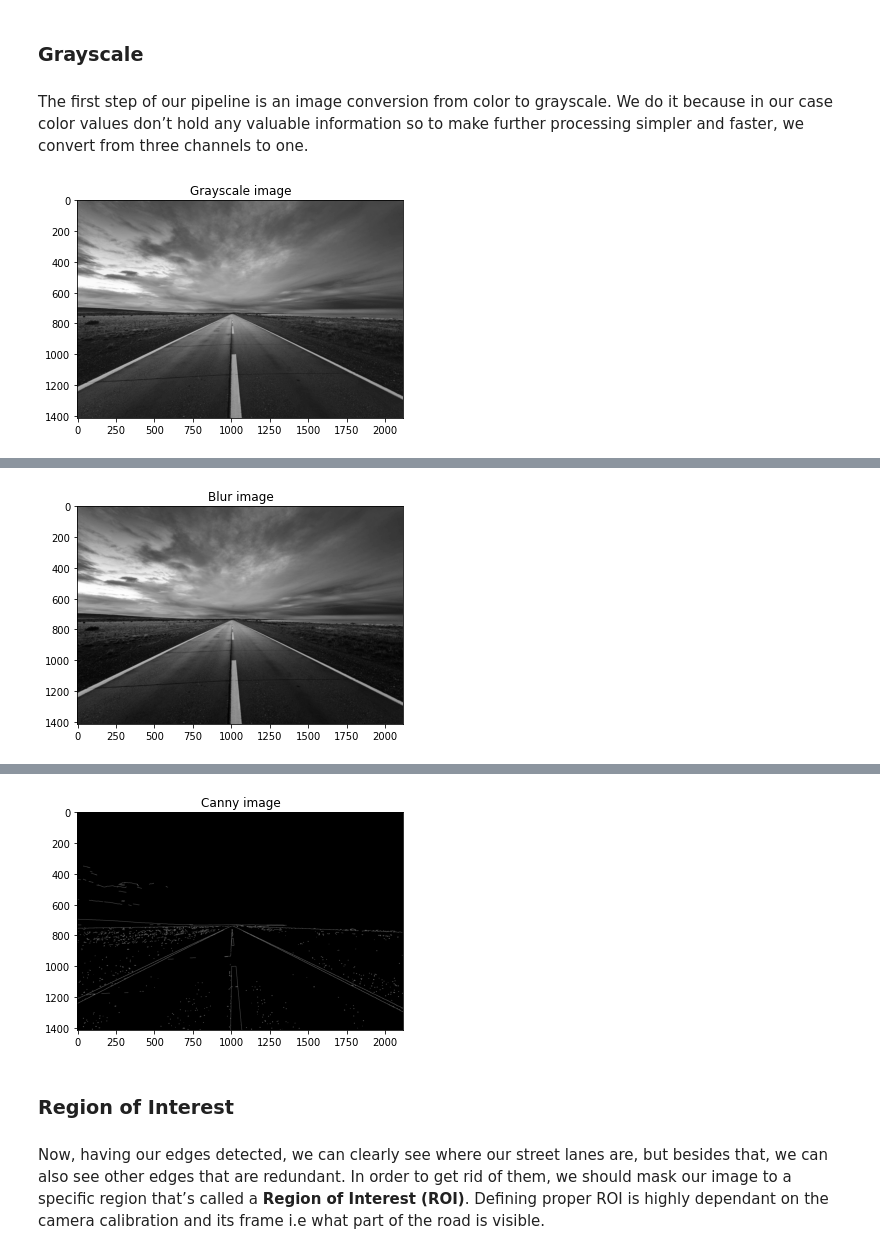
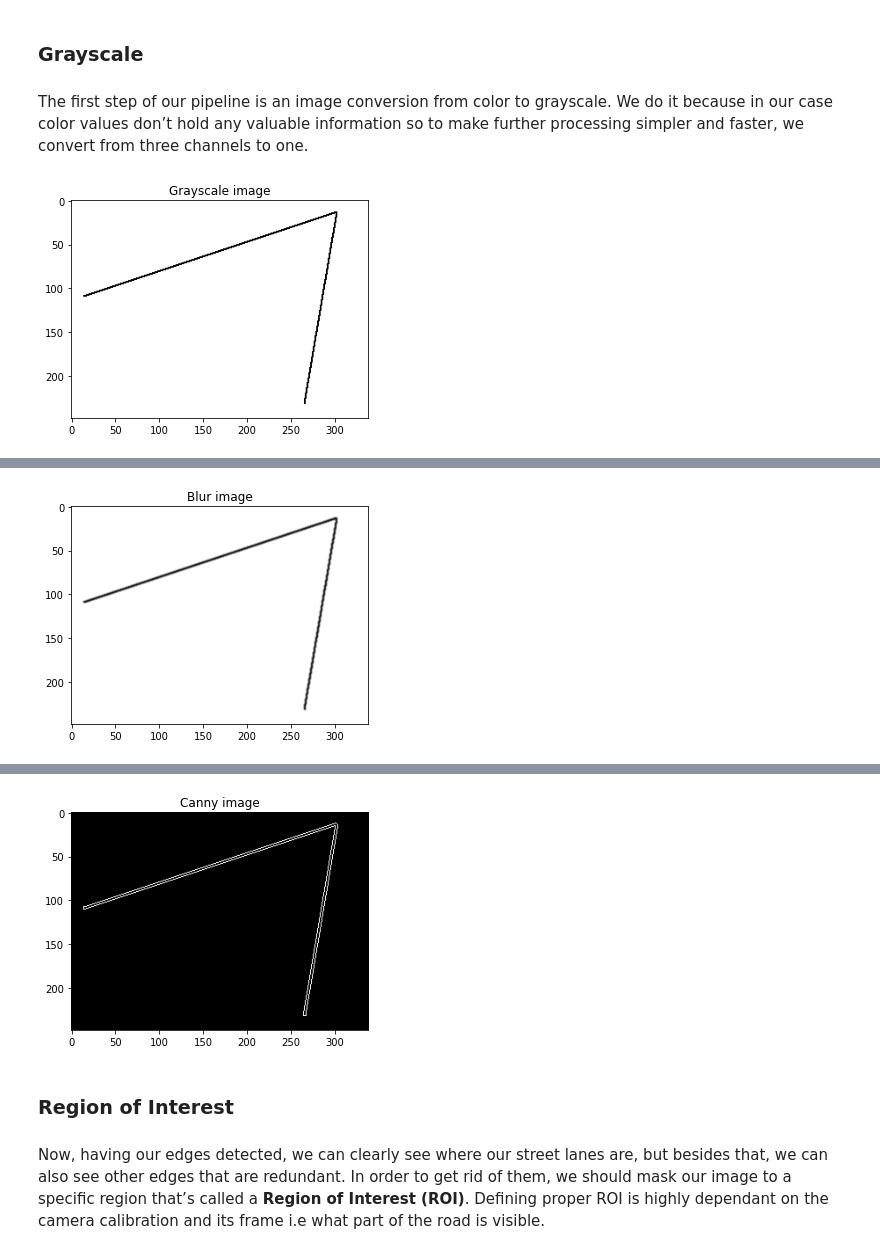
Before and after one commit to kevin-chen/CV-Street-Dectection-Robot, a Jupyter notebook: my_stuff/notebook-editing.ipynb, the cells around one changed output, grey strips where cells are left out. Saved outputs shown, nothing was run; the diff lists cells and outputs as text; code cells hidden in the pictures.

```diff
--- a/my_stuff/notebook-editing.ipynb
+++ b/my_stuff/notebook-editing.ipynb
@@ -70,11 +70,11 @@ plot_image(original_image, 'Original image')
 The first step of our pipeline is an image conversion from color to grayscale. We do it because in our case color values don’t hold any valuable information so to make further processing simpler and faster, we convert from three channels to one.
 # %%
 # test_image = cv2.imread(INPUT_FOLDER + TEST_IMAGE)
-test_image = cv2.imread('paved_road_line.jpeg')
+test_image = cv2.imread('two_lines.png')
 test_image = cv2.cvtColor(test_image, cv2.COLOR_BGR2GRAY)
 plot_image(test_image, 'Grayscale image')
 # %% [output]
-[figure, old version]
+[figure, new version]
 # %% [markdown]
 ### Blur
 
@@ -89,7 +89,7 @@ Gaussian Blur works by calculating every pixel’s value as a weighted average o
 test_image = cv2.GaussianBlur(test_image, (3,3),0)
 plot_image(test_image, 'Blur image')
 # %% [output]
-[figure, old version]
+[figure, new version]
 # %% [markdown]
 ### Canny (Edge Detection)
 
@@ -106,7 +106,7 @@ Without going into too many details, the core part of the canny edge detector is
 test_image = cv2.Canny(test_image, 100, 150)
 plot_image(test_image, 'Canny image')
 # %% [output]
-[figure, old version]
+[figure, new version]
 # %% [markdown]
 ### Region of Interest
 
```
Also changed, not shown: parts of 8 cells of this notebook, 6 other files.
